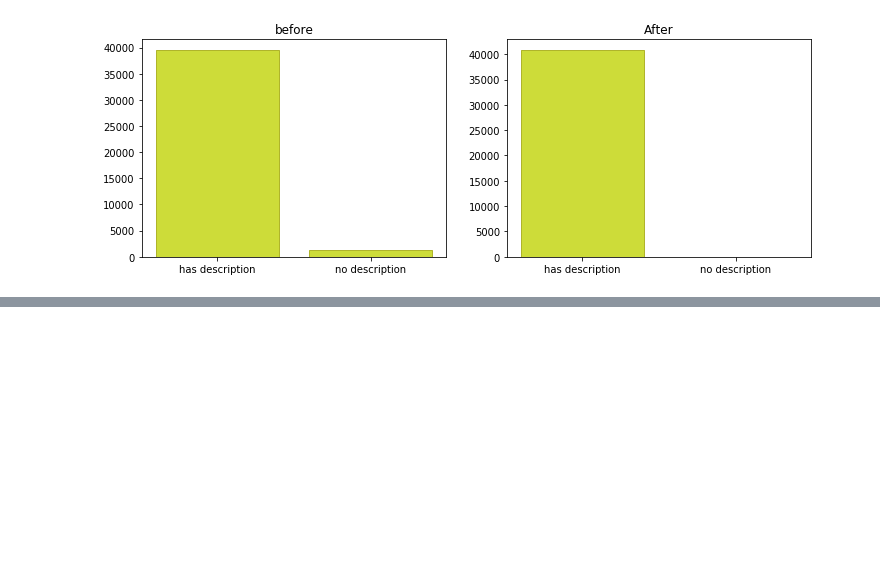
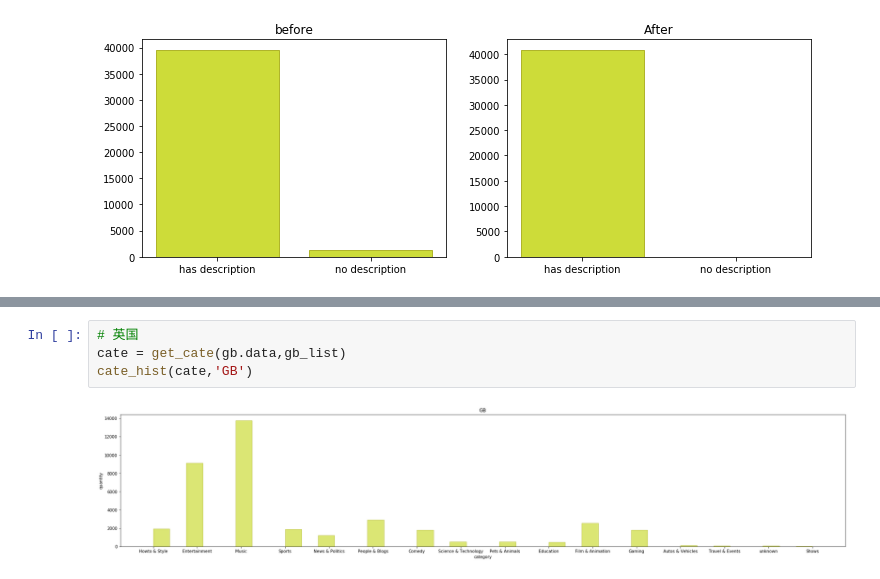
Before and after one commit to PluckySaltyfish/DataMiningClass, a Jupyter notebook: youtube.py.ipynb, the cells around one changed output, grey strips where cells are left out. Drawn from its saved outputs; the diff is of its cells as text; blank space fills up the shorter version.

```diff
--- a/youtube.py.ipynb
+++ b/youtube.py.ipynb
@@ -509,0 +667,6 @@ plt.show()
+# %%
+# 英国
+cate = get_cate(gb.data,gb_list)
+cate_hist(cate,'GB')
+# %% [output]
+[figure, added]
```
Also changed, not shown: parts of 145 cells of this notebook, 3 other files.
